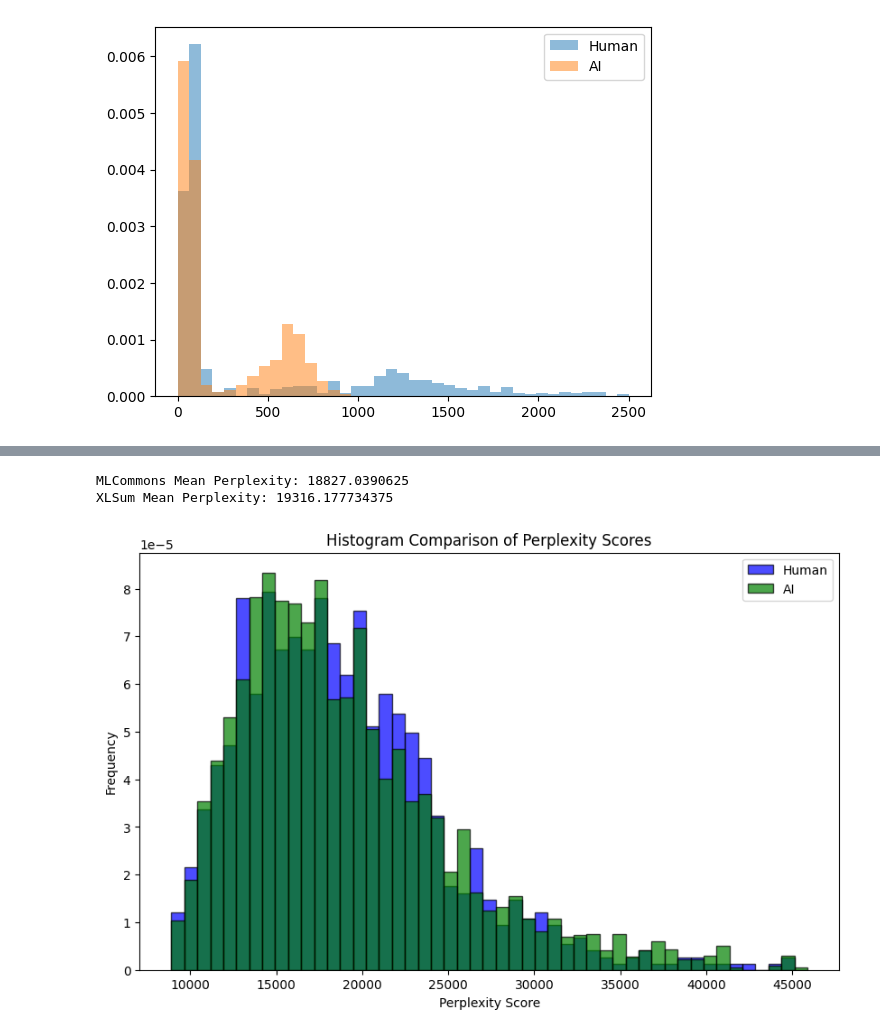
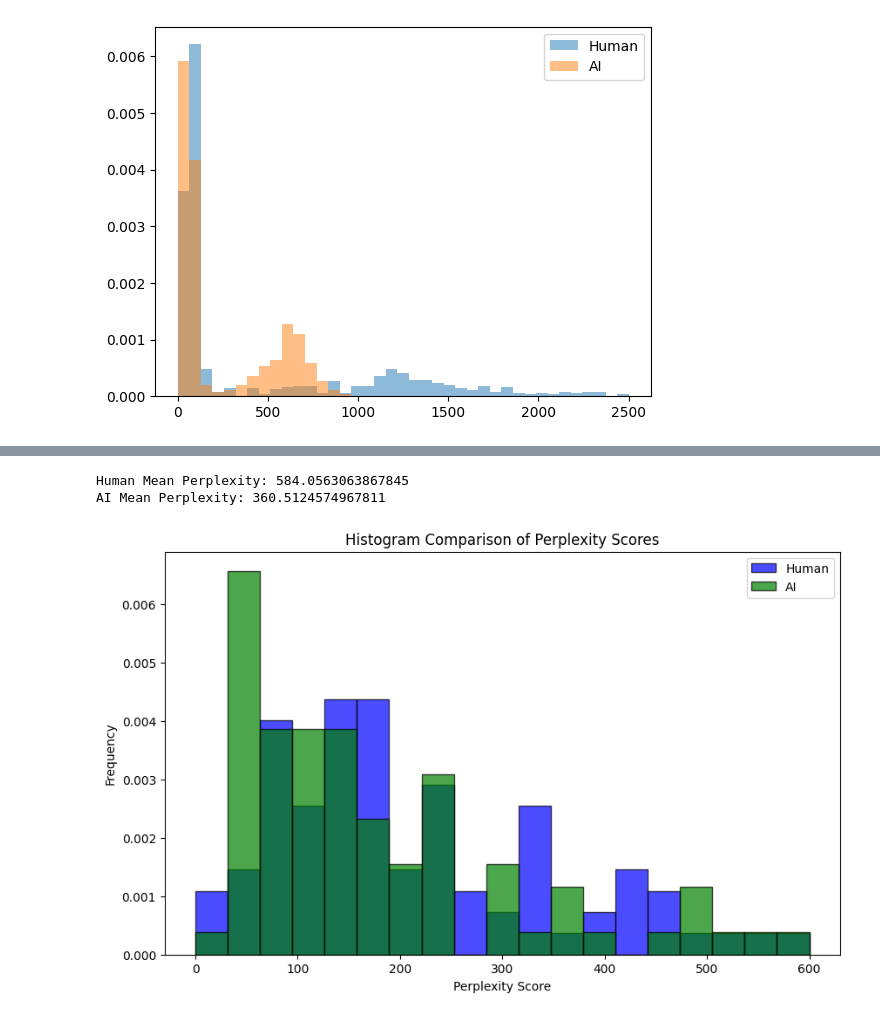
Before and after one commit to anakib1/MangoTruth, a Jupyter notebook: detectors/scripts/train_perplexity.ipynb, the cells around one changed output, grey strips where cells are left out. Cells and saved outputs as stored; diff of their text form; code cells hidden in the pictures.

```diff
--- a/detectors/scripts/train_perplexity.ipynb
+++ b/detectors/scripts/train_perplexity.ipynb
@@ -79,23 +22,50 @@ array([10855.54  , 21449.514 ,  9402.79  , 30414.209 , 12077.556 ,
+# %%
+from dotenv import load_dotenv
+
+load_dotenv()
+from openai import OpenAI
+
+openai = OpenAI()
+
+
+def get_perplexity_by_openai(text):
+    response = openai.completions.create(
+        model='babbage-002',
+        prompt="<|endoftext|>" + text,
+        max_tokens=0,
+        echo=True,
+        logprobs=1,
+    )
+
+    logprobs = np.array(response.choices[0].logprobs.token_logprobs[1:])
+    return np.exp(-np.mean(logprobs))
+# %%
+from tqdm.auto import tqdm
+
+human_perplexities = np.array([get_perplexity_by_openai(x['output']) for x in tqdm(human.take(100))])
+llm_perplexities = np.array([get_perplexity_by_openai(x['output']) for x in tqdm(ai.take(100))])
 # %%
 import matplotlib.pyplot as plt
 
 bins = np.linspace(np.percentile(np.concat([human_perplexities, llm_perplexities]), 1),
                    np.percentile(np.concat([human_perplexities, llm_perplexities]), 99), 50)
 
-print(f"MLCommons Mean Perplexity: {human_perplexities.mean()}")
-print(f"XLSum Mean Perplexity: {llm_perplexities.mean()}")
+bins = np.linspace(0, 600, 50)
+
+print(f"Human Mean Perplexity: {human_perplexities.mean()}")
+print(f"AI Mean Perplexity: {llm_perplexities.mean()}")
 
 plt.figure(figsize=(10, 6))
 
 plt.hist(human_perplexities, bins=bins, alpha=0.7, label='Human', color='blue', edgecolor='black', density=True)
 plt.hist(llm_perplexities, bins=bins, alpha=0.7, label='AI', color='green', edgecolor='black', density=True)
 
 plt.xlabel('Perplexity Score')
 plt.ylabel('Frequency')
 plt.title('Histogram Comparison of Perplexity Scores')
 plt.legend()
 plt.show()
 # %% [output]
-MLCommons Mean Perplexity: 18827.0390625
-XLSum Mean Perplexity: 19316.177734375
+Human Mean Perplexity: 584.0563063867845
+AI Mean Perplexity: 360.5124574967811
-[figure, old version]
+[figure, new version]
```
Also changed, not shown: parts of 6 cells of this notebook, 6 other files.
